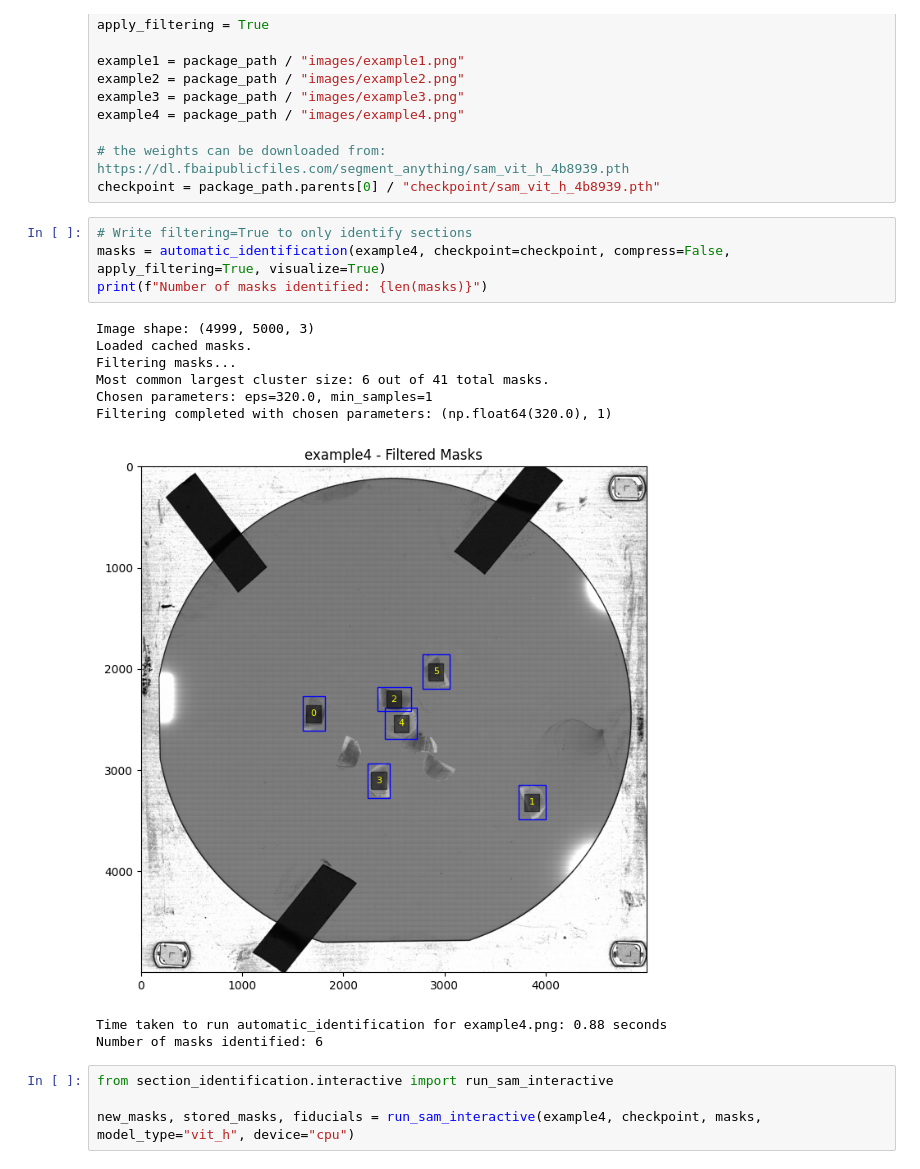
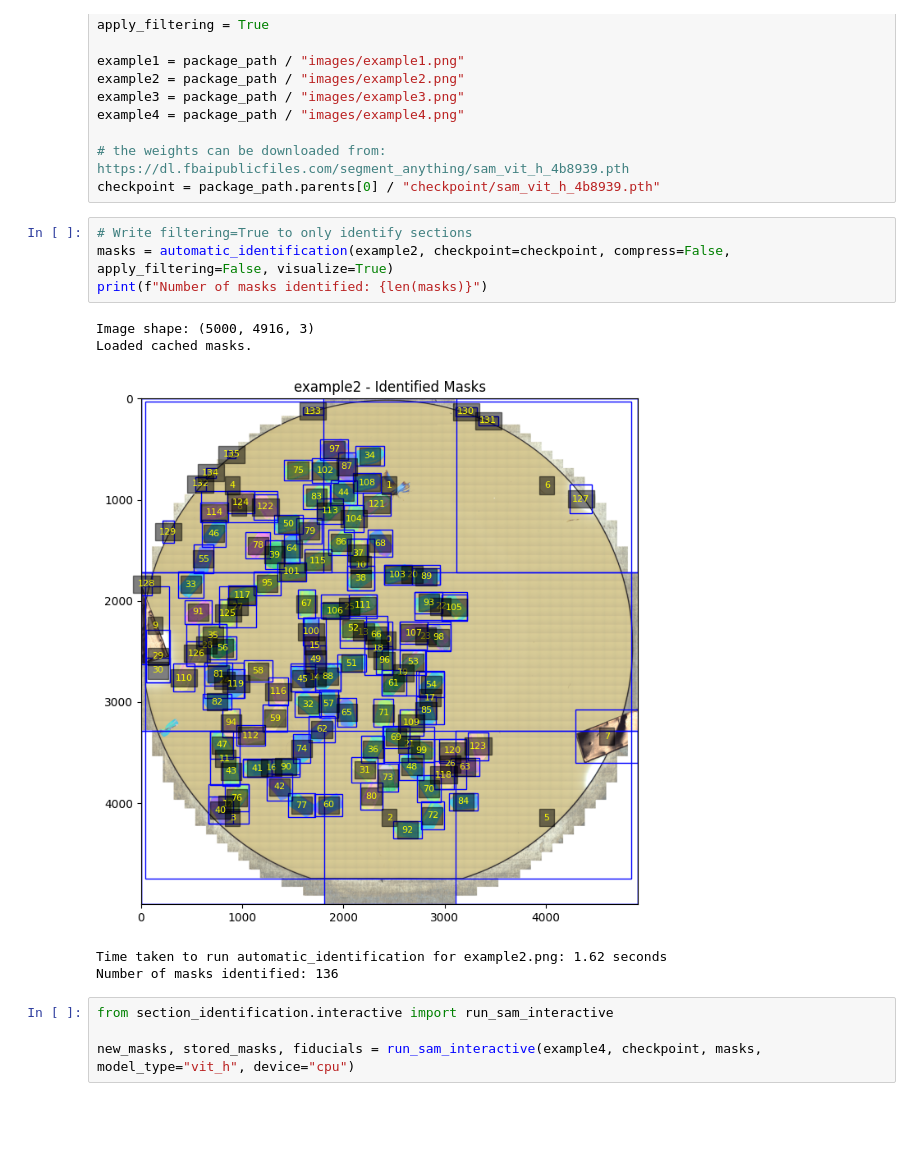
Before and after one commit to fredericoaraujopt/section_identification, a Jupyter notebook: demo.ipynb, the cells around one changed output. Drawn from its saved outputs; the diff is of its cells as text; blank space fills up the shorter version.

```diff
--- a/demo.ipynb
+++ b/demo.ipynb
@@ -17,18 +17,14 @@ example4 = package_path / "images/example4.png"
 checkpoint = package_path.parents[0] / "checkpoint/sam_vit_h_4b8939.pth"
 # %%
 # Write filtering=True to only identify sections
-masks = automatic_identification(example4, checkpoint=checkpoint, compress=False, apply_filtering=True, visualize=True)
+masks = automatic_identification(example2, checkpoint=checkpoint, compress=False, apply_filtering=False, visualize=True)
 print(f"Number of masks identified: {len(masks)}")
 # %% [output]
-Image shape: (4999, 5000, 3)
+Image shape: (5000, 4916, 3)
 Loaded cached masks.
-Filtering masks...
-Most common largest cluster size: 6 out of 41 total masks.
-Chosen parameters: eps=320.0, min_samples=1
-Filtering completed with chosen parameters: (np.float64(320.0), 1)
-[figure, old version]
+[figure, new version]
-Time taken to run automatic_identification for example4.png: 0.88 seconds
-Number of masks identified: 6
+Time taken to run automatic_identification for example2.png: 1.62 seconds
+Number of masks identified: 136
 # %%
 from section_identification.interactive import run_sam_interactive
 
```
Also changed, not shown: parts of 4 cells of this notebook, 22 other files.
